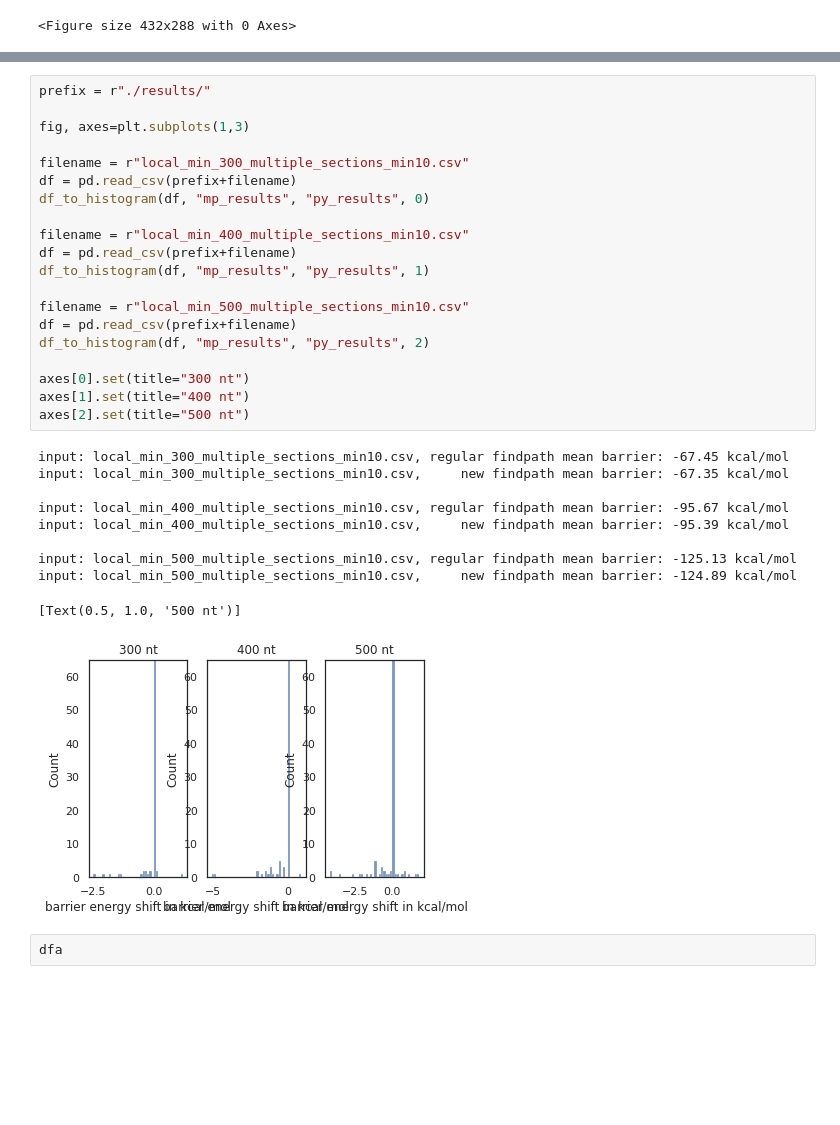
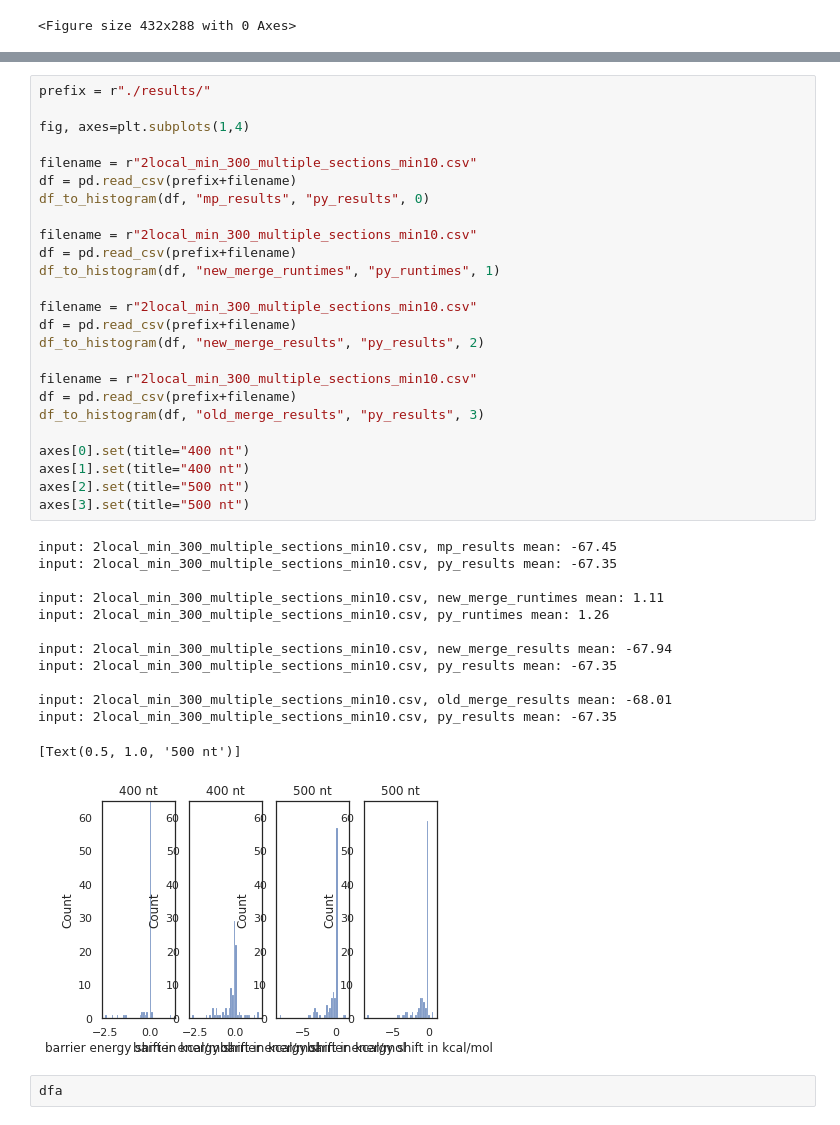
Before and after one commit to maxf-at/findpath_cpp, a Jupyter notebook: benchmarks.ipynb, the cells around one changed output, grey strips where cells are left out. Cells and saved outputs as stored; diff of their text form; blank space fills up the shorter version.

```diff
--- a/benchmarks.ipynb
+++ b/benchmarks.ipynb
@@ -343,34 +440,42 @@ plot_clustered_stacked([df1, df2, df3],["Regular Findpath", "New Findpath Protot
 # %%
 prefix = r"./results/"
 
-fig, axes=plt.subplots(1,3)
+fig, axes=plt.subplots(1,4)
 
-filename = r"local_min_300_multiple_sections_min10.csv"
+filename = r"2local_min_300_multiple_sections_min10.csv"
 df = pd.read_csv(prefix+filename)
 df_to_histogram(df, "mp_results", "py_results", 0)
 
-filename = r"local_min_400_multiple_sections_min10.csv"
+filename = r"2local_min_300_multiple_sections_min10.csv"
 df = pd.read_csv(prefix+filename)
-df_to_histogram(df, "mp_results", "py_results", 1)
+df_to_histogram(df, "new_merge_runtimes", "py_runtimes", 1)
 
-filename = r"local_min_500_multiple_sections_min10.csv"
+filename = r"2local_min_300_multiple_sections_min10.csv"
 df = pd.read_csv(prefix+filename)
-df_to_histogram(df, "mp_results", "py_results", 2)
+df_to_histogram(df, "new_merge_results", "py_results", 2)
 
-axes[0].set(title="300 nt")
+filename = r"2local_min_300_multiple_sections_min10.csv"
+df = pd.read_csv(prefix+filename)
+df_to_histogram(df, "old_merge_results", "py_results", 3)
+
+axes[0].set(title="400 nt")
 axes[1].set(title="400 nt")
 axes[2].set(title="500 nt")
+axes[3].set(title="500 nt")
 # %% [output]
-input: local_min_300_multiple_sections_min10.csv, regular findpath mean barrier: -67.45 kcal/mol
-input: local_min_300_multiple_sections_min10.csv,     new findpath mean barrier: -67.35 kcal/mol
+input: 2local_min_300_multiple_sections_min10.csv, mp_results mean: -67.45
+input: 2local_min_300_multiple_sections_min10.csv, py_results mean: -67.35
 
-input: local_min_400_multiple_sections_min10.csv, regular findpath mean barrier: -95.67 kcal/mol
-input: local_min_400_multiple_sections_min10.csv,     new findpath mean barrier: -95.39 kcal/mol
+input: 2local_min_300_multiple_sections_min10.csv, new_merge_runtimes mean: 1.11
+input: 2local_min_300_multiple_sections_min10.csv, py_runtimes mean: 1.26
 
-input: local_min_500_multiple_sections_min10.csv, regular findpath mean barrier: -125.13 kcal/mol
-input: local_min_500_multiple_sections_min10.csv,     new findpath mean barrier: -124.89 kcal/mol
+input: 2local_min_300_multiple_sections_min10.csv, new_merge_results mean: -67.94
+input: 2local_min_300_multiple_sections_min10.csv, py_results mean: -67.35
+
+input: 2local_min_300_multiple_sections_min10.csv, old_merge_results mean: -68.01
+input: 2local_min_300_multiple_sections_min10.csv, py_results mean: -67.35
 [Text(0.5, 1.0, '500 nt')]
-[figure, old version]
+[figure, new version]
 # %%
 dfa
 # %% [output]
```
Also changed, not shown: parts of 12 cells of this notebook, 28 other files.
